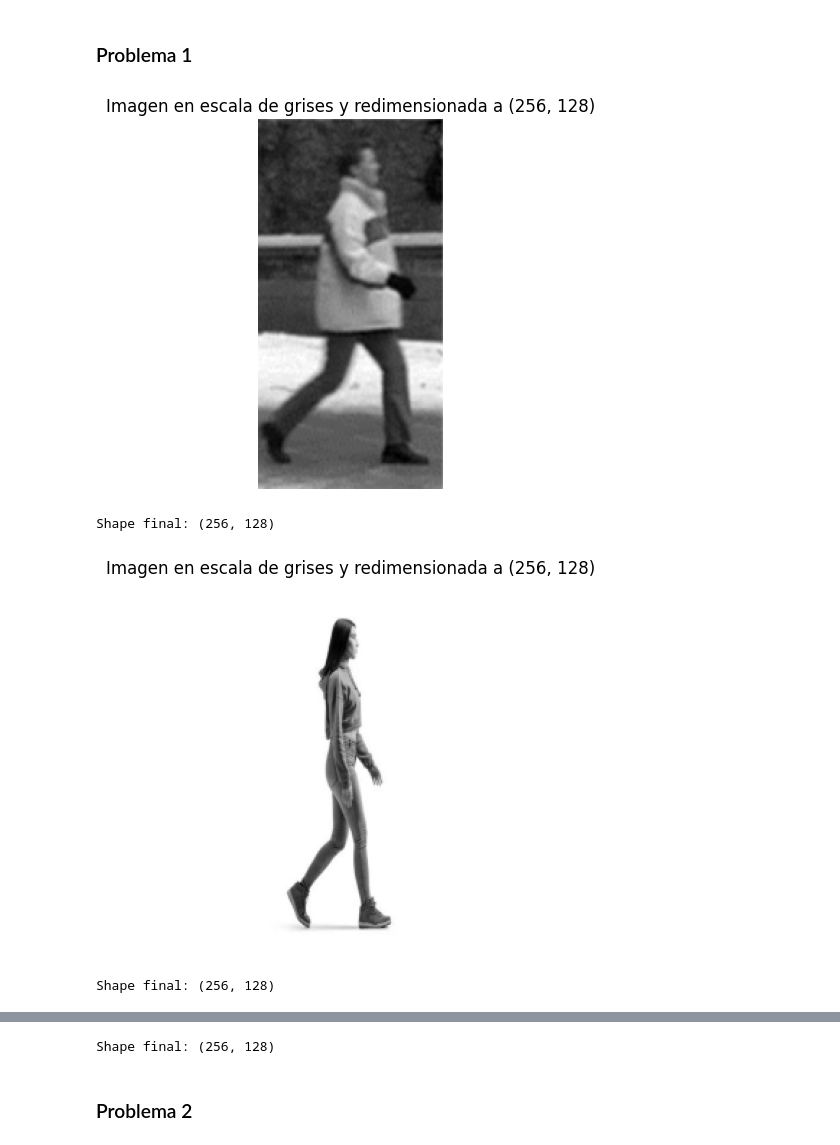
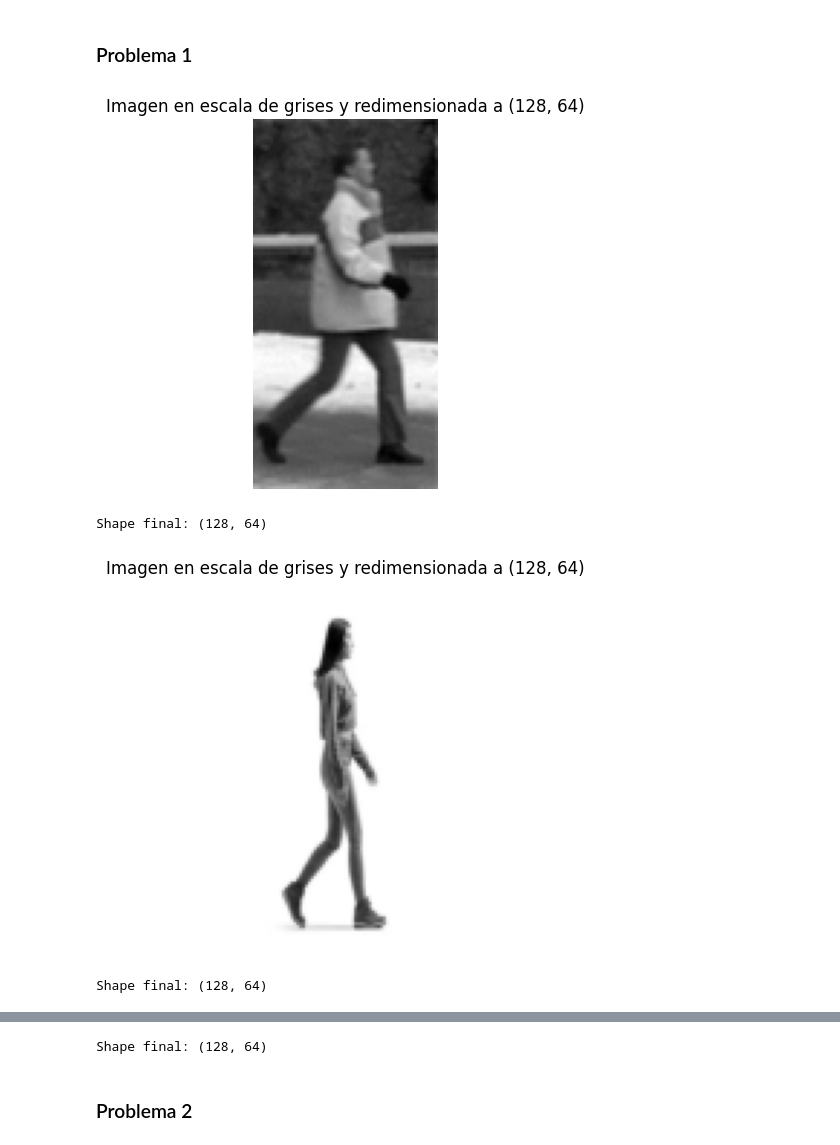
Before and after one commit to Dahernandezsilve/VCHoGLab3, a Jupyter notebook: Lab03.ipynb, the cells around one changed output, grey strips where cells are left out. Saved outputs shown, nothing was run; the diff lists cells and outputs as text; code cells hidden in the pictures.

```diff
--- a/Lab03.ipynb
+++ b/Lab03.ipynb
@@ -14,29 +14,29 @@ import os
 # %% [markdown]
 ### Problema 1
 # %%
-k = 2
+k = 1
 
 def inciso1(imagePath):
     I = plt.imread(imagePath)
     Igray = ski.color.rgb2gray(I[:,:,:3])
     plt.imshow(I, cmap='gray')
     newShape = (128 * k, 64 * k)
     Ishaped = ski.transform.resize(Igray, newShape, anti_aliasing=True)
     plt.imshow(Ishaped, cmap='gray')
     plt.title(f"Imagen en escala de grises y redimensionada a {newShape}")
     plt.axis('off')
     plt.show()
     print("Shape final:", Ishaped.shape)
     return Ishaped
 
 folder = "data/"
 files = os.listdir(folder)
 arrayImages = []
 for file in files:
     imagePath = folder + file
     arrayImages.append(inciso1(imagePath))
 # %% [output]
-[figure, old version]
+[figure, new version]
-Shape final: (256, 128)
+Shape final: (128, 64)
-[figure, old version]
+[figure, new version]
-Shape final: (256, 128)
+Shape final: (128, 64)
@@ -44,4 +44,4 @@ Shape final: (256, 128)
-Shape final: (256, 128)
+Shape final: (128, 64)
 # %% [markdown]
 ### Problema 2
 # %%
```
Also changed, not shown: parts of 5 cells of this notebook.
